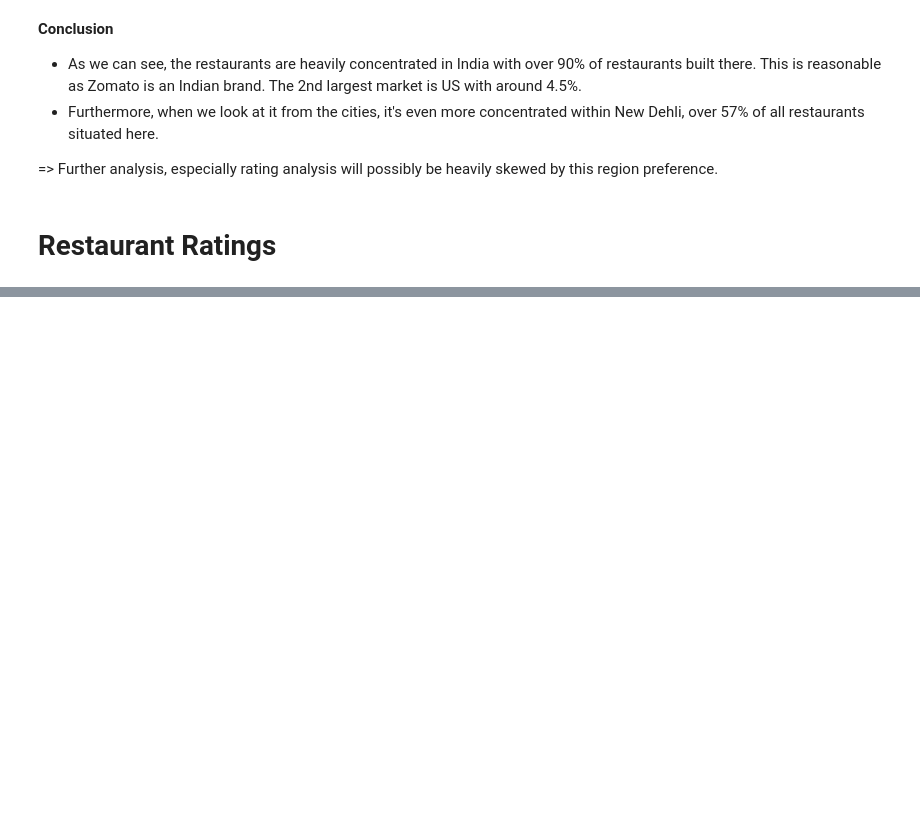
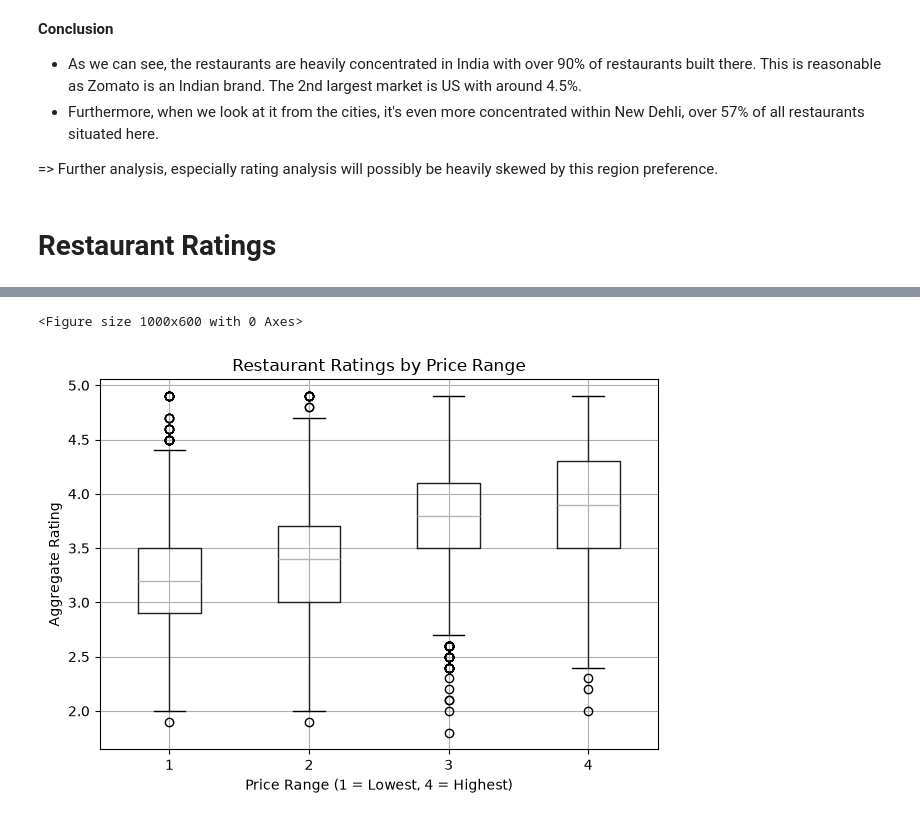
Before and after one commit to kiennt13/zomato-restaurant, a Jupyter notebook: EDA.ipynb, the cells around one changed output, grey strips where cells are left out. Drawn from its saved outputs; the diff is of its cells as text; code cells hidden in the pictures; blank space fills up the shorter version.

```diff
--- a/EDA.ipynb
+++ b/EDA.ipynb
@@ -112,0 +163,15 @@ city_summary.head(10)
+# %%
+plt.figure(figsize=(10, 6))
+rated_df.boxplot(
+    column="Aggregate rating",
+    by="Price range",
+)
+plt.title("Restaurant Ratings by Price Range")
+plt.suptitle("")  # Suppress the default title to avoid overlap
+plt.xlabel("Price Range (1 = Lowest, 4 = Highest)")
+plt.ylabel("Aggregate Rating")
+plt.tight_layout()
+plt.show()
+# %% [output]
+<Figure size 1000x600 with 0 Axes>
+[figure, added]
```
Also changed, not shown: parts of 26 cells of this notebook, 1 other file.
